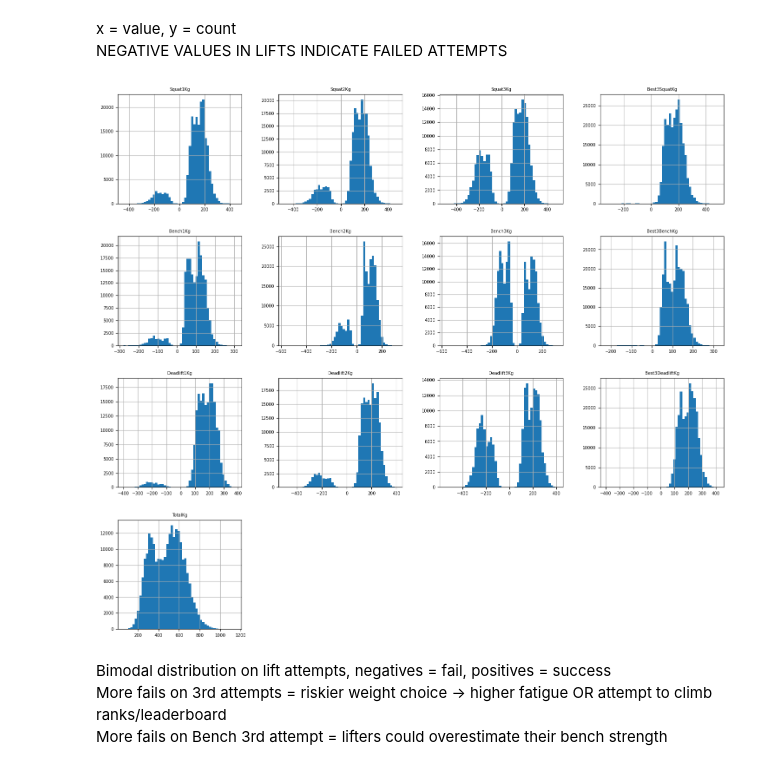
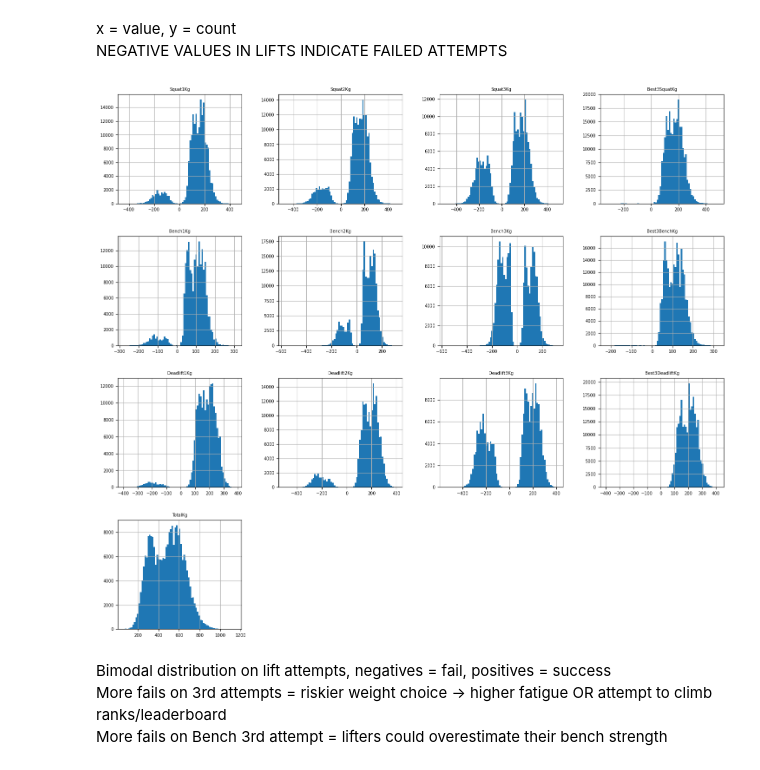
Before and after one commit to philipogn/powerlifting_statistics, a Jupyter notebook: notebooks/eda_preprocess.ipynb, the cells around one changed output. Cells and saved outputs as stored; diff of their text form; code cells hidden in the pictures.

```diff
--- a/notebooks/eda_preprocess.ipynb
+++ b/notebooks/eda_preprocess.ipynb
@@ -6,7 +6,7 @@ import numpy as np
 import matplotlib.pyplot as plt
 # %%
 # df = pd.read_csv('../data/2-preprocessed/cleanIPF.csv')
-df = pd.read_csv('../data/1-raw/openpowerlifting-2025-09-27-IPF-Open.csv')
+df = pd.read_csv('../data/1-raw/openpowerlifting-2025-09-27-IPF.csv')
 # %%
 df.shape[:]
 null = df.query('BodyweightKg != BodyweightKg')
@@ -58,13 +74,13 @@ NEGATIVE VALUES IN LIFTS INDICATE FAILED ATTEMPTS
 # %%
 plt.rc('font', size=7)
 plt.rc('axes', labelsize=7, titlesize=7)
 plt.rc('xtick', labelsize=7)
 plt.rc('ytick', labelsize=7)
 df_lifts = df[[column for column in df.columns if 'Kg' in column and 'Bodyweight' not in column and '4Kg' not in column]]
-df_lifts.hist(bins=50, figsize=(18, 16))
+df_lifts.hist(bins=75, figsize=(18, 16))
 plt.show()
 # %% [output]
-[figure, old version]
+[figure, new version]
 # %% [markdown]
 Bimodal distribution on lift attempts, negatives = fail, positives = success <br>
 More fails on 3rd attempts = riskier weight choice -> higher fatigue OR attempt to climb ranks/leaderboard <br>
```
Also changed, not shown: parts of 5 cells of this notebook, 1 other file.
